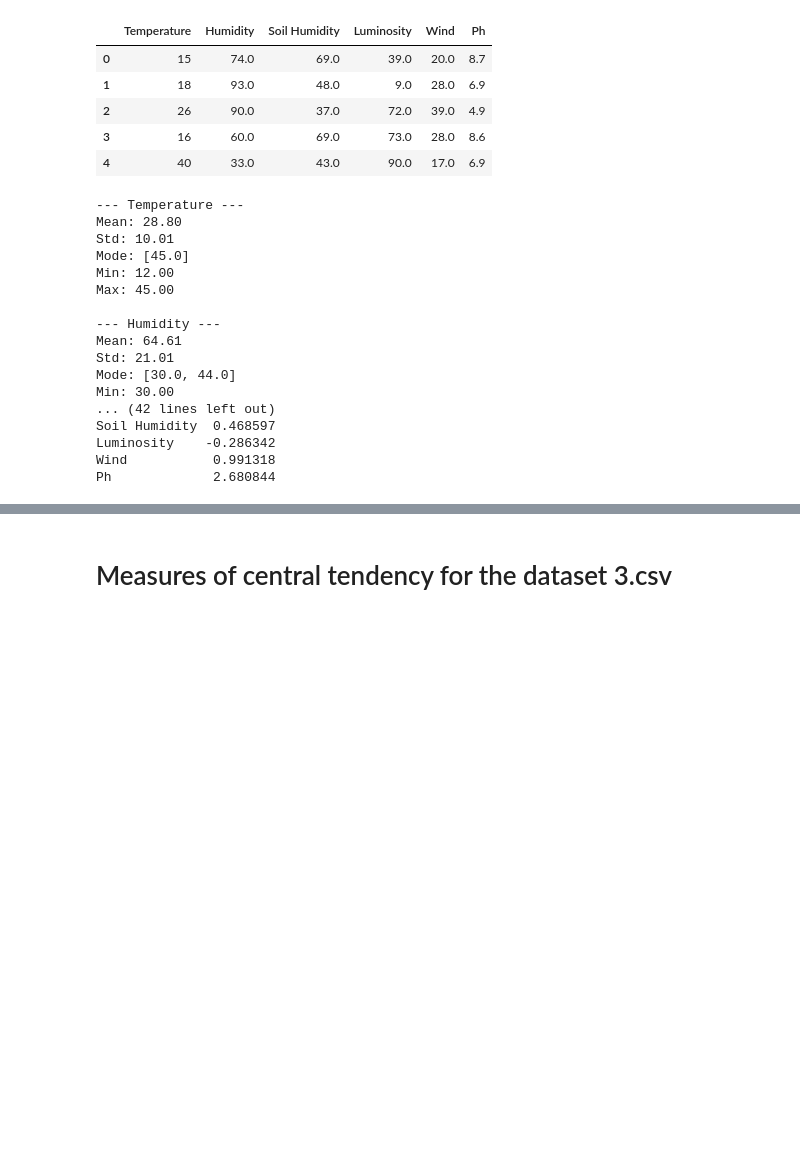
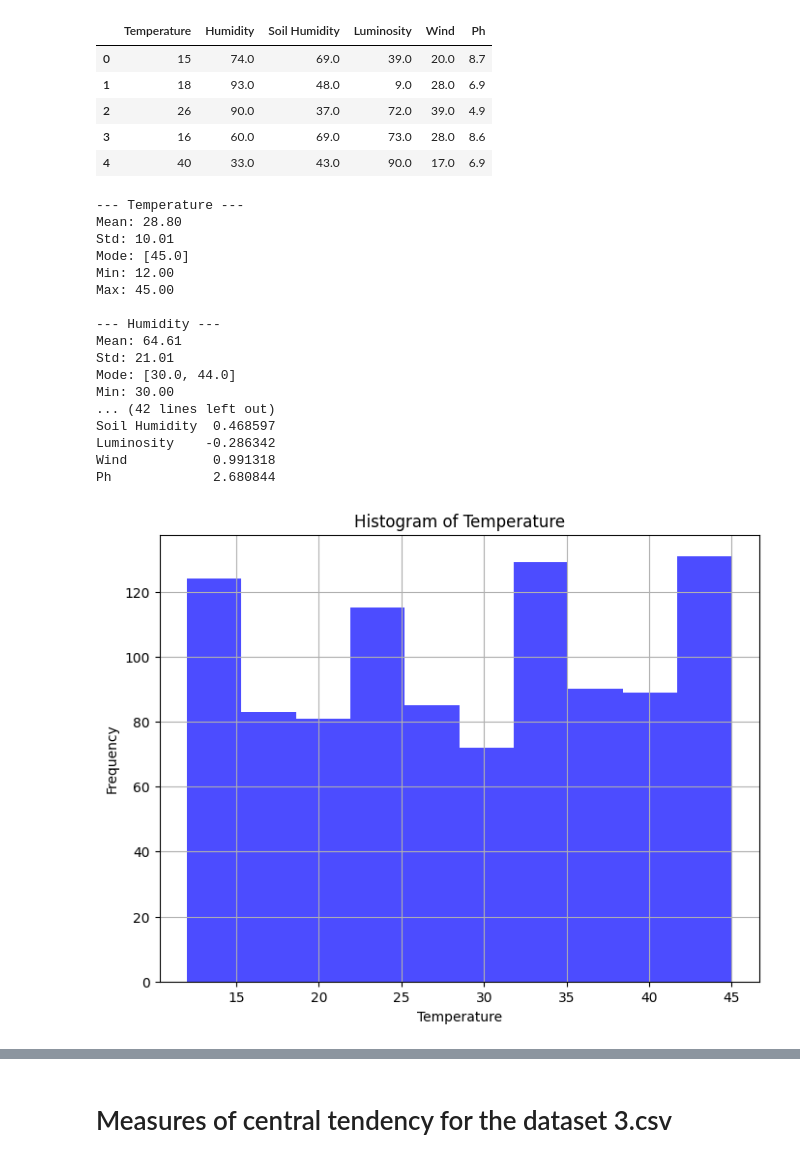
Before and after one commit to MauricioASG/IA13_Dataset_U1, a Jupyter notebook: invernadero.ipynb, the cells around one changed output, grey strips where cells are left out. Saved outputs shown, nothing was run; the diff lists cells and outputs as text; code cells hidden in the pictures; blank space fills up the shorter version.

```diff
--- a/invernadero.ipynb
+++ b/invernadero.ipynb
@@ -311,30 +250,41 @@ for col in columns:
     df[col] = pd.to_numeric(df[col], errors='coerce')  # Convert to numeric
     print(f"\n--- {col} ---")
     print(f"Mean: {df[col].mean():.2f}")
     print(f"Std: {df[col].std():.2f}")
     print(f"Mode: {df[col].mode().tolist()}")
     print(f"Min: {df[col].min():.2f}")
     print(f"Max: {df[col].max():.2f}")
 
 # Calculate the covariance between the columns
 cov_matrix = df[columns].cov()
 print("\n--- Covariance Matrix ---")
 print(cov_matrix)
+
+# Plot histograms for each column
+for col in columns:
+    plt.figure(figsize=(8, 6))
+    plt.hist(df[col].dropna(), bins=10, color='blue', alpha=0.7)  # Drop NaN values for the histogram
+    plt.title(f'Histogram of {col}')
+    plt.xlabel(col)
+    plt.ylabel('Frequency')
+    plt.grid(True)
+    plt.show()
 # %% [output]
 --- Temperature ---
 Mean: 28.80
 Std: 10.01
 Mode: [45.0]
 Min: 12.00
 Max: 45.00
 
 --- Humidity ---
 Mean: 64.61
 Std: 21.01
 Mode: [30.0, 44.0]
 Min: 30.00
 ... (42 lines left out)
 Soil Humidity  0.468597
 Luminosity    -0.286342
 Wind           0.991318
 Ph             2.680844
+[figure, added]
```
Also changed, not shown: parts of 18 cells of this notebook, 6 other files.
